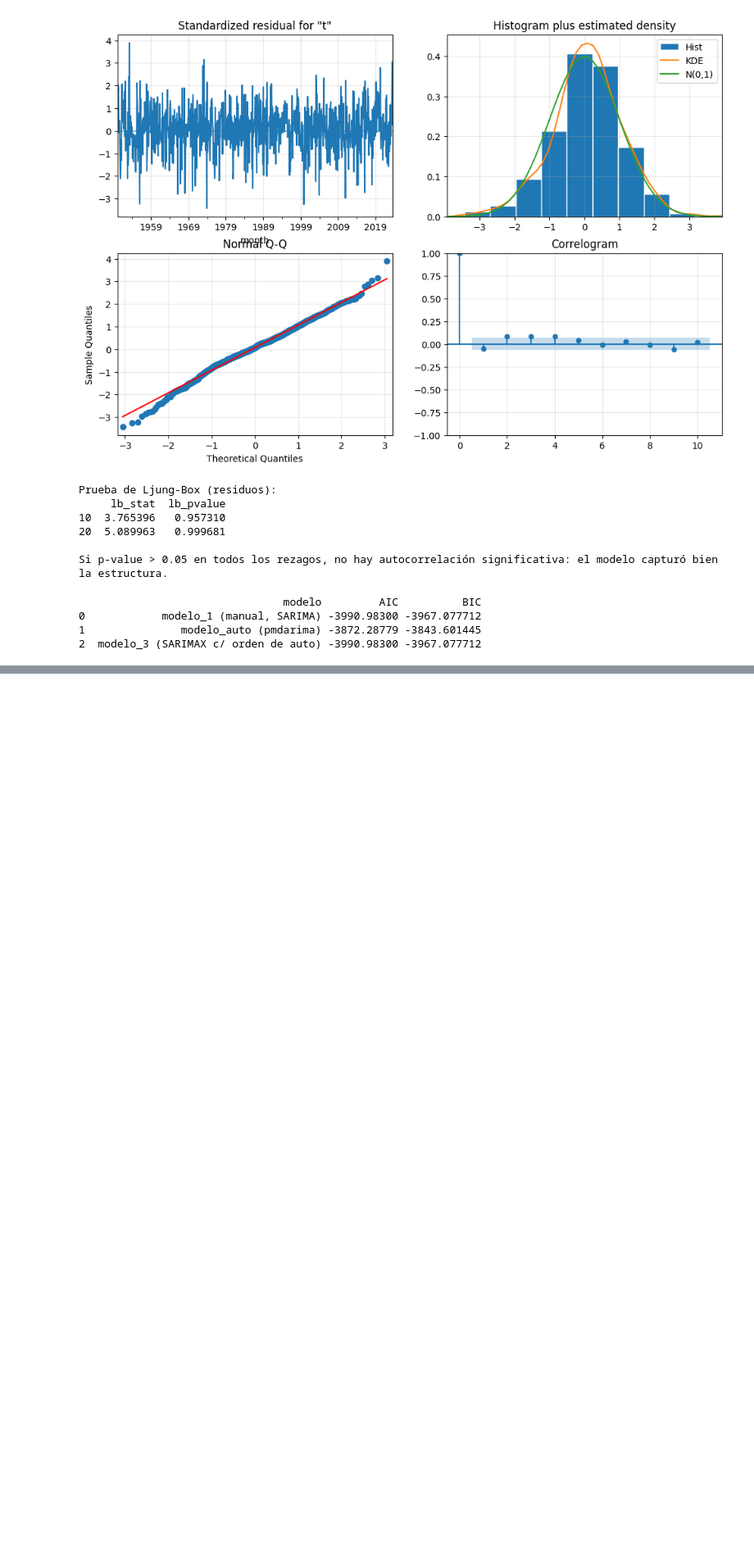
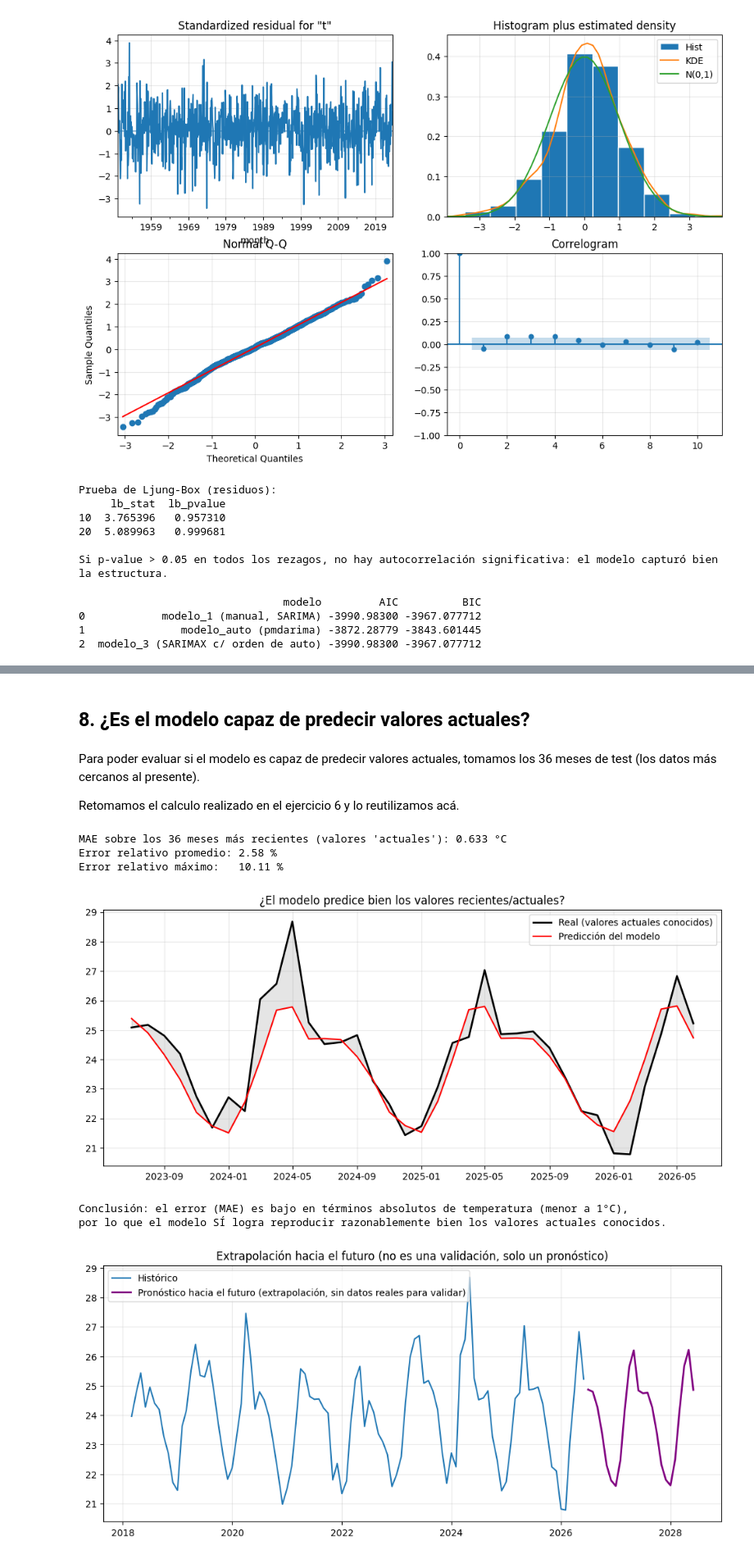
Before and after one commit to nadissa1508/Data_Science_labs, a Jupyter notebook: Ejercicio series de tiempo/series_de_tiempo.ipynb, the cells around one changed output, grey strips where cells are left out. Shown at 82% size. Drawn from its saved outputs; the diff is of its cells as text; code cells hidden in the pictures; blank space fills up the shorter version.

```diff
--- a/Ejercicio series de tiempo/series_de_tiempo.ipynb
+++ b/Ejercicio series de tiempo/series_de_tiempo.ipynb
@@ -279,0 +337,48 @@ print(comparacion)
+# %% [markdown]
+## 8. ¿Es el modelo capaz de predecir valores actuales?
+# %% [markdown]
+Para poder evaluar si el  modelo es capaz de predecir valores actuales, tomamos los 36 meses de test (los datos más cercanos al presente).
+
+Retomamos el calculo realizado en el ejercicio 6 y lo reutilizamos acá.
+# %%
+# Reutilizamos la predicción del Ejercicio 6 (mejor_modelo, entrenado solo con 'train',
+# evaluado contra 'test' = los 36 meses más recientes = "valores actuales" ya observados)
+
+error_relativo = (pred_arima - test) / test * 100
+
+print(f"MAE sobre los {n_prueba} meses más recientes (valores 'actuales'): {mae_arima:.3f} °C")
+print(f"Error relativo promedio: {error_relativo.abs().mean():.2f} %")
+print(f"Error relativo máximo:   {error_relativo.abs().max():.2f} %")
+
+plt.plot(test.index, test, label='Real (valores actuales conocidos)', color='black', linewidth=2)
+plt.plot(test.index, pred_arima, label='Predicción del modelo', color='red')
+plt.fill_between(test.index, pred_arima, test, color='gray', alpha=0.2)
+plt.legend()
+plt.title("¿El modelo predice bien los valores recientes/actuales?")
+plt.show()
+
+if mae_arima < 1.0:
+    print("\nConclusión: el error (MAE) es bajo en términos absolutos de temperatura (menor a 1°C),")
+    print("por lo que el modelo SÍ logra reproducir razonablemente bien los valores actuales conocidos.")
+else:
+    print("\nConclusión: el error (MAE) sigue siendo alto, el modelo NO predice de forma confiable los valores actuales.")
+
+# Solo como complemento, ahora sí proyectamos hacia el futuro real (sin datos para comparar),
+# dejando claro que esto es una extrapolación y no una validación.
+serie_completa_log = np.log(serie)
+modelo_final = SARIMAX(serie_completa_log, order=order_auto, seasonal_order=seasonal_auto).fit(disp=False)
+pred_futuro = np.exp(modelo_final.forecast(steps=24))
+
+plt.plot(serie.index[-100:], serie[-100:], label='Histórico')
+plt.plot(pred_futuro.index, pred_futuro, label='Pronóstico hacia el futuro (extrapolación, sin datos reales para validar)', color='purple', linewidth=2)
+plt.legend()
+plt.title("Extrapolación hacia el futuro (no es una validación, solo un pronóstico)")
+plt.show()
+# %% [output]
+MAE sobre los 36 meses más recientes (valores 'actuales'): 0.633 °C
+Error relativo promedio: 2.58 %
+Error relativo máximo:   10.11 %
+[figure, added]
+Conclusión: el error (MAE) es bajo en términos absolutos de temperatura (menor a 1°C),
+por lo que el modelo SÍ logra reproducir razonablemente bien los valores actuales conocidos.
+[figure, added]
```
Also changed, not shown: parts of 11 cells of this notebook.
